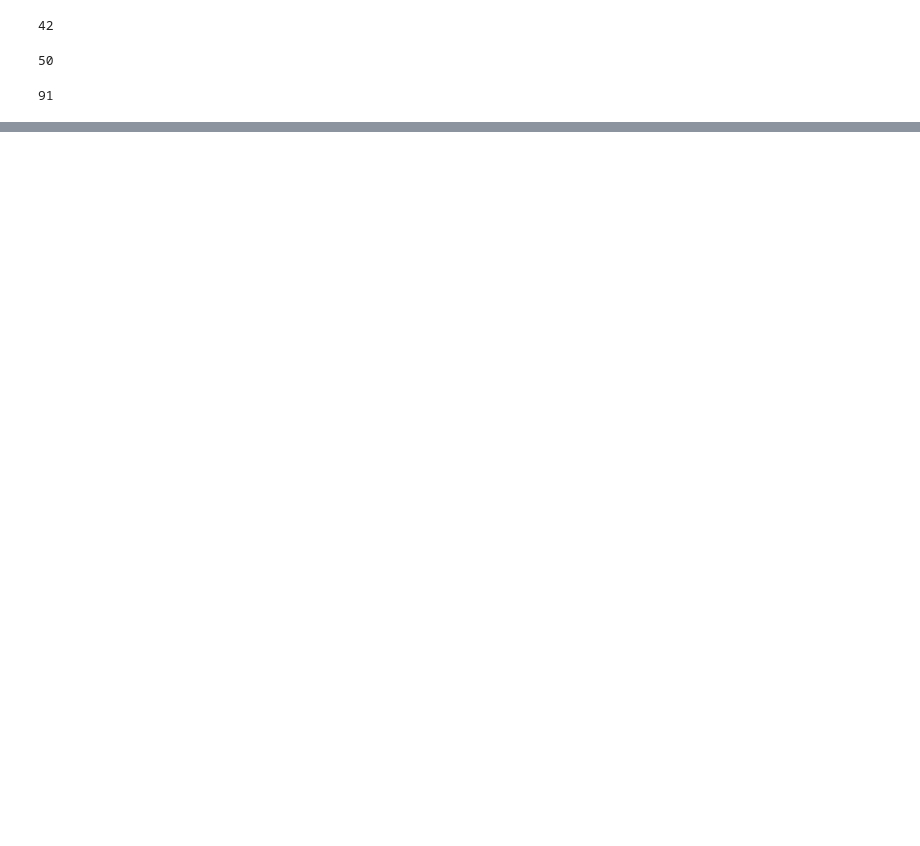
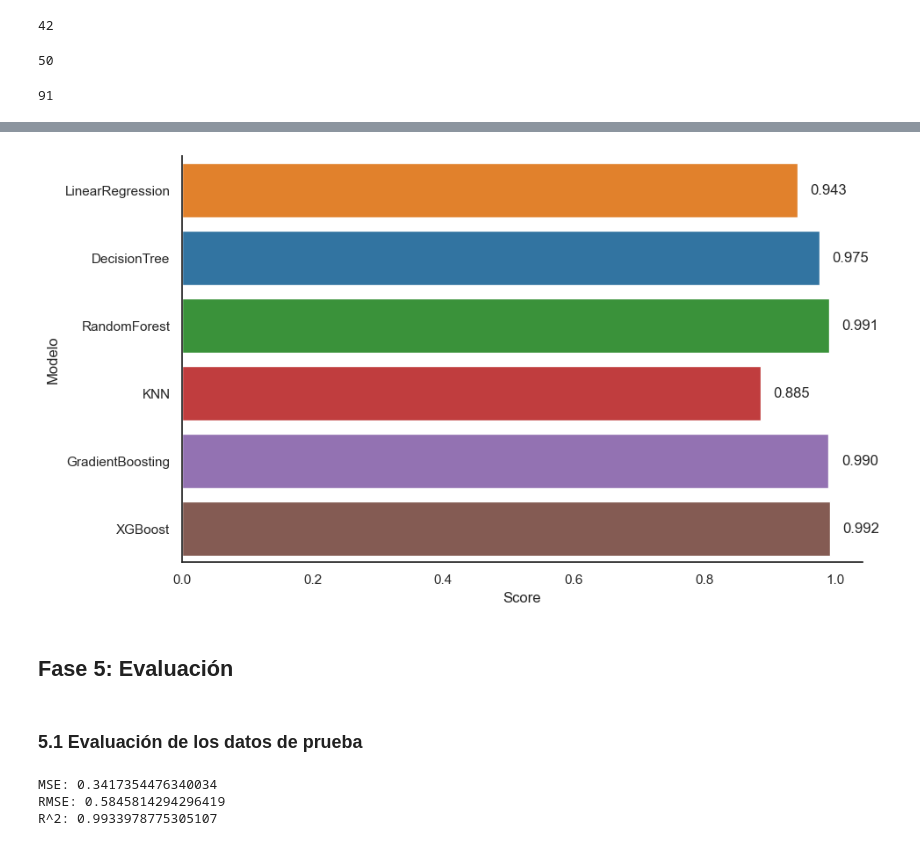
Before and after one commit to feersantana5/CRISP-DM-w-Open-Football-Data, a Jupyter notebook: 2.FIFA/fifa_analysis.ipynb, the cells around one changed output, grey strips where cells are left out. Saved outputs shown, nothing was run; the diff lists cells and outputs as text; code cells hidden in the pictures; blank space fills up the shorter version.

```diff
--- a/2.FIFA/fifa_analysis.ipynb
+++ b/2.FIFA/fifa_analysis.ipynb
@@ -1883,0 +1666,25 @@ Name: 0, dtype: object
+# %%
+# score de los modelos x seaborn
+sns.set(style="white")
+colores = ["#ff7f0e", "#1f77b4", "#2ca02c", "#d62728", "#9467bd", "#8c564b"]
+
+plt.figure(figsize=(10, 6))
+ax = sns.barplot(x='Mejor Score', y='Modelo', data=df_resultados, palette=colores)
+
+# Mostrar los valores en cada barra
+for i, p in enumerate(ax.patches):
+    score = format(p.get_width(), '.3f')
+    x = p.get_width() + 0.01
+    y = p.get_y() + p.get_height() / 2.
+    ax.annotate(score, (x, y), ha='left', va='center', xytext=(5, 0), textcoords='offset points')
+
+plt.xlabel("Score")
+sns.despine()
+plt.savefig('resources/6.models_scores.png', bbox_inches='tight')
+plt.show()
+# %% [output]
+[figure, added]
+# %% [markdown]
+## Fase 5: Evaluación
+# %% [markdown]
+### 5.1 Evaluación de los datos de prueba
@@ -1883,0 +1694,17 @@ Name: 0, dtype: object
+# %%
+# Calcular el MSE
+mse = mean_squared_error(y_test, y_pred)
+
+# Calcular el RMSE
+rmse = np.sqrt(mse)
+
+# Calcular el R^2
+r2 = r2_score(y_test, y_pred)
+
+print(f"MSE: {mse}")
+print(f"RMSE: {rmse}")
+print(f"R^2: {r2}")
+# %% [output]
+MSE: 0.3417354476340034
+RMSE: 0.5845814294296419
+R^2: 0.9933978775305107
```
Also changed, not shown: parts of 84 cells of this notebook, 20 other files.
